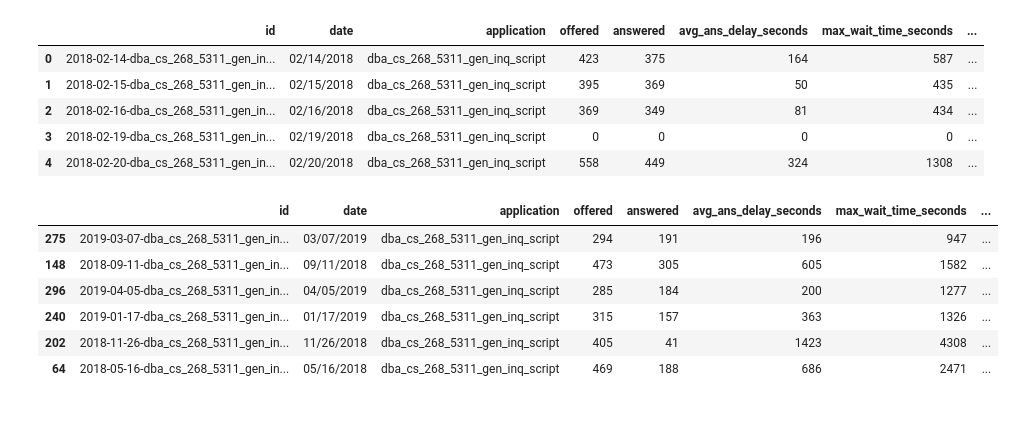
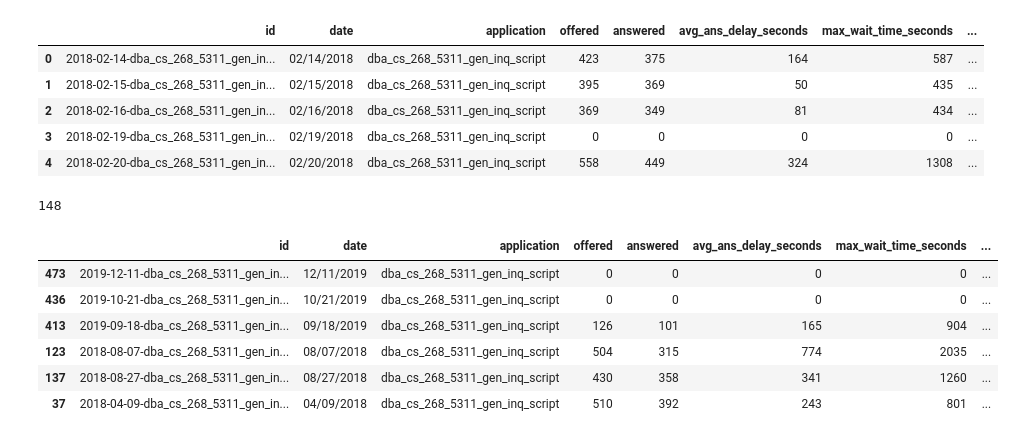
Before and after one commit to joajimenez/call_center_pipeline, a Jupyter notebook: notebooks/etl.ipynb, the cells around one changed output. Cells and saved outputs as stored; diff of their text form; code cells hidden in the pictures.

```diff
--- a/notebooks/etl.ipynb
+++ b/notebooks/etl.ipynb
@@ -301,38 +301,48 @@ df["aband_to_answer_ratio"] = (
     .round(2)
 )
 
+# Above or bellow sites averager wait per call
+site_avg_wait_per_call = round(df["avg_wait_per_call_seconds"].mean())
+print(site_avg_wait_per_call)
+
+df["above_site_avg_wait_per_call_seconds"] = (
+    df["max_wait_time_seconds"] > site_avg_wait_per_call
+)
+
 # --- SLA KPIs ---
 
 # Calls answered within SLA (count)
 df["answered_within_sla"] = df.apply(
     lambda row: (
         row["answered"] if row["avg_wait_per_call_seconds"] <= SLA_THRESHOLD else 0
     ),
     axis=1,
 )
 
 # SLA compliance (answered within SLA / answered)
 df["sla_compliance_rate"] = (
     (df["answered_within_sla"] / df["answered"])
     .replace([np.inf, -np.inf], np.nan)
     .fillna(0)
     .round(2)
 )
 
 # SLA compliance vs offered (answered within SLA / offered)
 df["sla_compliance_vs_offered"] = (
     (df["answered_within_sla"] / df["offered"])
     .replace([np.inf, -np.inf], np.nan)
     .fillna(0)
     .round(2)
 )
 
+
 df.sample(6)
 # %% [output]
+148
 |  | id | date | application | offered | answered | avg_ans_delay_seconds | max_wait_time_seconds | ... |
-| 275 | 2019-03-07-dba_cs_268_5311_gen_in... | 03/07/2019 | dba_cs_268_5311_gen_inq_script | 294 | 191 | 196 | 947 | ... |
-| 148 | 2018-09-11-dba_cs_268_5311_gen_in... | 09/11/2018 | dba_cs_268_5311_gen_inq_script | 473 | 305 | 605 | 1582 | ... |
-| 296 | 2019-04-05-dba_cs_268_5311_gen_in... | 04/05/2019 | dba_cs_268_5311_gen_inq_script | 285 | 184 | 200 | 1277 | ... |
-| 240 | 2019-01-17-dba_cs_268_5311_gen_in... | 01/17/2019 | dba_cs_268_5311_gen_inq_script | 315 | 157 | 363 | 1326 | ... |
-| 202 | 2018-11-26-dba_cs_268_5311_gen_in... | 11/26/2018 | dba_cs_268_5311_gen_inq_script | 405 | 41 | 1423 | 4308 | ... |
-| 64 | 2018-05-16-dba_cs_268_5311_gen_in... | 05/16/2018 | dba_cs_268_5311_gen_inq_script | 469 | 188 | 686 | 2471 | ... |
+| 473 | 2019-12-11-dba_cs_268_5311_gen_in... | 12/11/2019 | dba_cs_268_5311_gen_inq_script | 0 | 0 | 0 | 0 | ... |
+| 436 | 2019-10-21-dba_cs_268_5311_gen_in... | 10/21/2019 | dba_cs_268_5311_gen_inq_script | 0 | 0 | 0 | 0 | ... |
+| 413 | 2019-09-18-dba_cs_268_5311_gen_in... | 09/18/2019 | dba_cs_268_5311_gen_inq_script | 126 | 101 | 165 | 904 | ... |
+| 123 | 2018-08-07-dba_cs_268_5311_gen_in... | 08/07/2018 | dba_cs_268_5311_gen_inq_script | 504 | 315 | 774 | 2035 | ... |
+| 137 | 2018-08-27-dba_cs_268_5311_gen_in... | 08/27/2018 | dba_cs_268_5311_gen_inq_script | 430 | 358 | 341 | 1260 | ... |
+| 37 | 2018-04-09-dba_cs_268_5311_gen_in... | 04/09/2018 | dba_cs_268_5311_gen_inq_script | 510 | 392 | 243 | 801 | ... |
```
